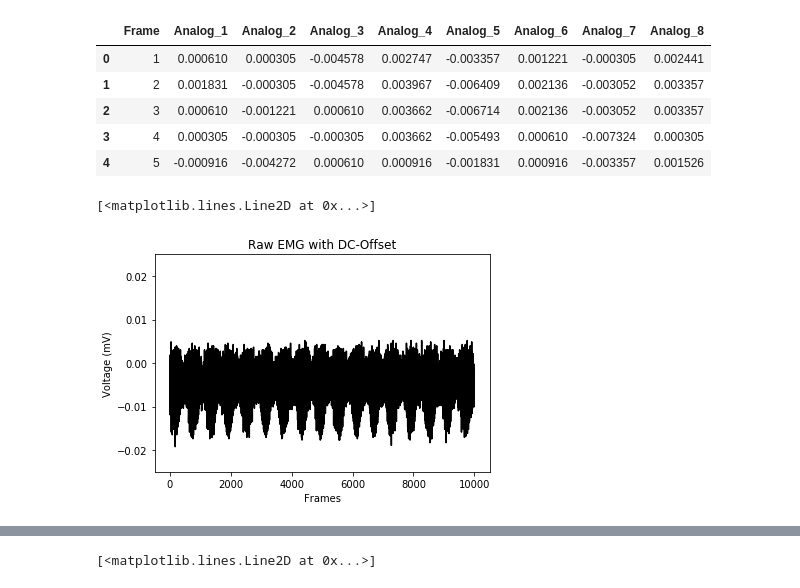
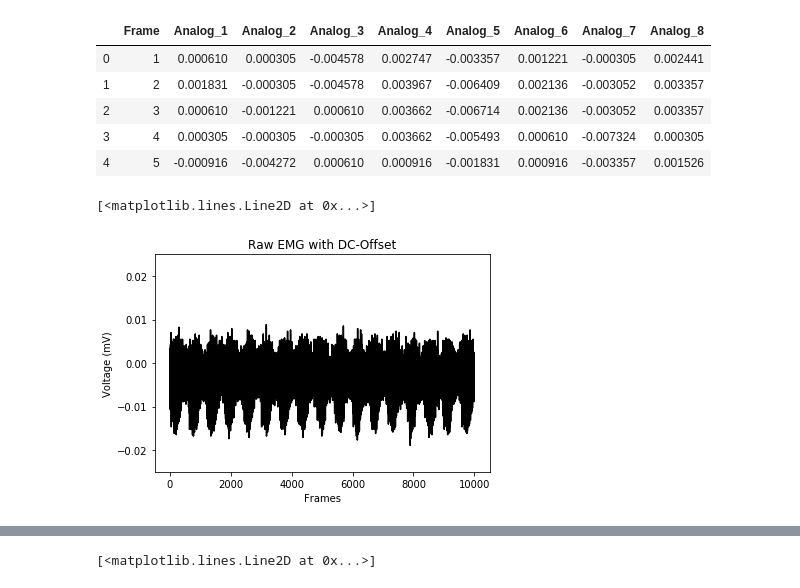
Before and after one commit to tranraymond/electromyography, a Jupyter notebook: Python EMG.ipynb, the cells around one changed output, grey strips where cells are left out. Saved outputs shown, nothing was run; the diff lists cells and outputs as text; code cells hidden in the pictures.

Commit message:
QoL changes
Added for loops to process the remaining columns, removed the split function in usecols.

```diff
--- a/Python EMG.ipynb
+++ b/Python EMG.ipynb
@@ -4,8 +4,8 @@ import pandas as pd
 import matplotlib.pyplot as plt
 # %%
 # Importing our EMG data as a dataframe, skipping the first 3 rows, using these column names
-df = pd.read_csv(r'C:\Users\Raymond\test_001_001_Odau_1.csv', skiprows=3,
-                 usecols="Frame,Analog_1,Analog_2,Analog_3,Analog_4,Analog_5,Analog_6,Analog_7,Analog_8".split(","))
+df = pd.read_csv('test_001_001_Odau_1.csv', skiprows=3,
+                 usecols=['Frame','Analog_1','Analog_2','Analog_3','Analog_4','Analog_5','Analog_6','Analog_7','Analog_8'])
 # %%
 # show first 5 rows of data
 df.head(5)
@@ -19,13 +19,13 @@ df.head(5)
 # %%
 # plot with y-range, labels, title, black colored line graph
 plt.ylim(-0.025,0.025)
 plt.xlabel('Frames')
 plt.ylabel('Voltage (mV)')
 plt.title('Raw EMG with DC-Offset')
-plt.plot(df['Frame'],df['Analog_1'], color='k')
+plt.plot(df['Frame'],df[column], color='k')
 # %% [output]
 [<matplotlib.lines.Line2D at 0x...>]
-[figure, old version]
+[figure, new version]
 # %%
 # show stats
 df.describe()
```
Also changed, not shown: parts of 6 cells of this notebook.
